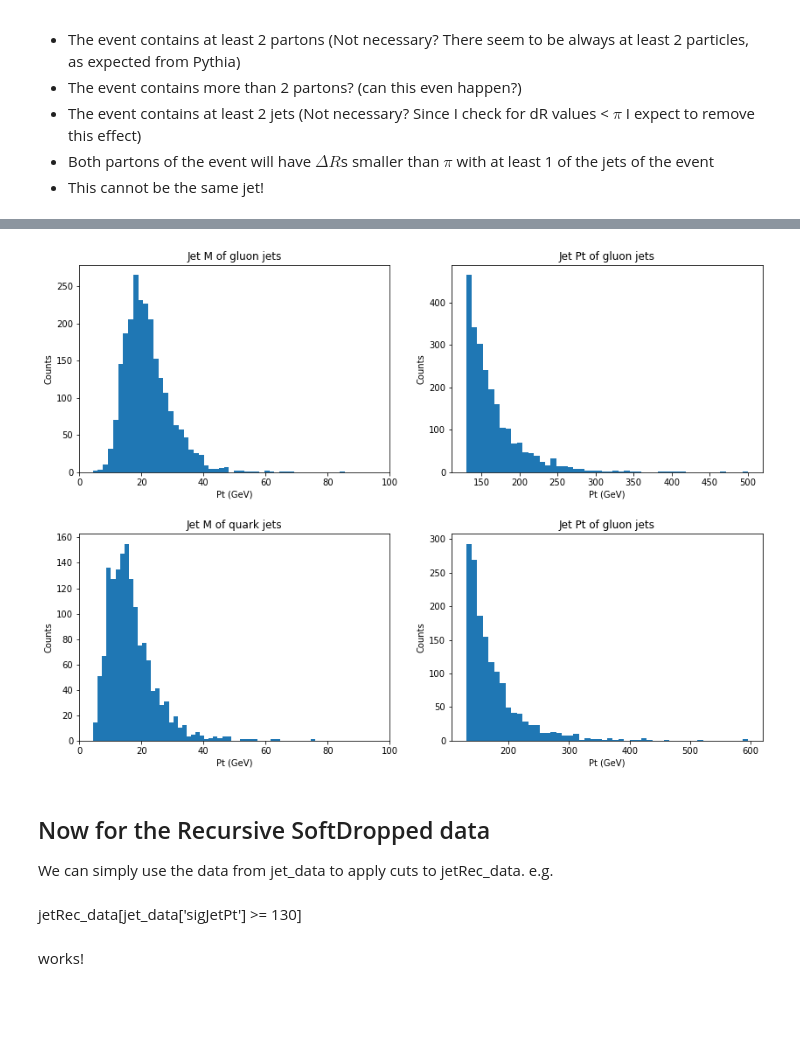
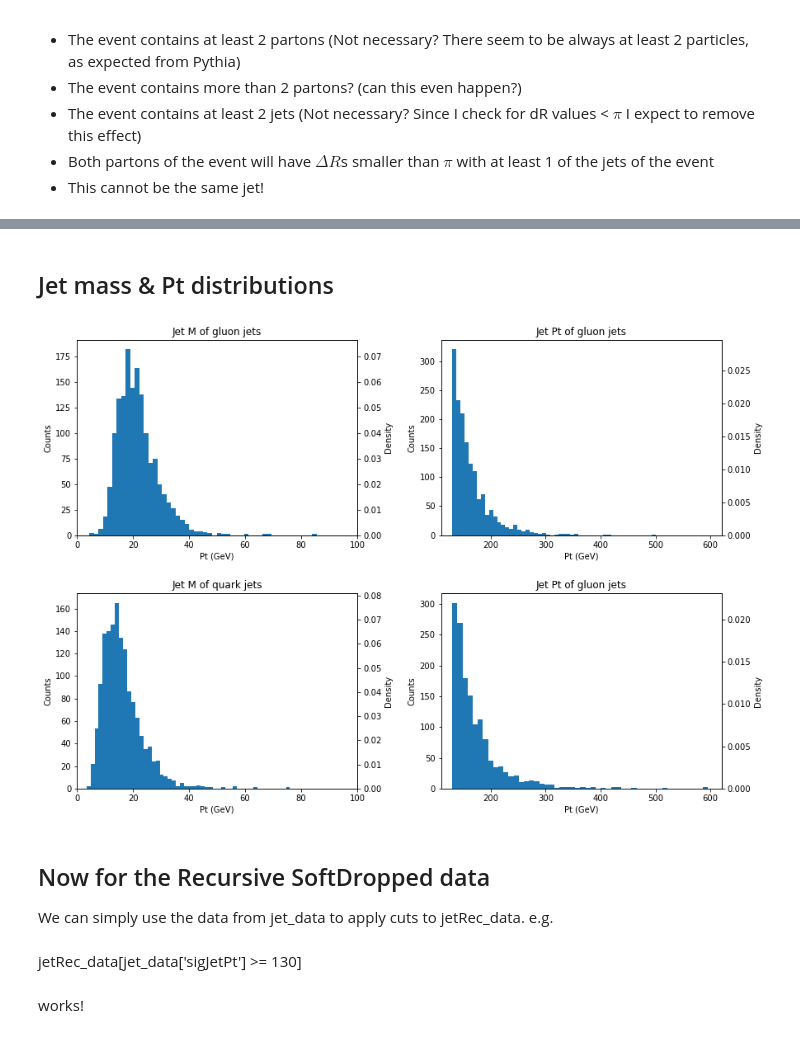
Before and after one commit to wesselrijk/anAliPy, a Jupyter notebook: jetData.ipynb, the cells around one changed output, grey strips where cells are left out. Drawn from its saved outputs; the diff is of its cells as text; code cells hidden in the pictures; blank space fills up the shorter version.

```diff
--- a/jetData.ipynb
+++ b/jetData.ipynb
@@ -23,5 +23,5 @@ SyntaxError: invalid syntax (3046428259.py, line 11)
 # %%
-fileName = "samples/07-09-2021_58MB_Pt120_tune14_10k_SD/JetToyHIResultSoftDropSkinny.root"
+fileName = 'samples/07-09-2021_58MB_Pt120_tune14_10k_SD/JetToyHIResultSoftDropSkinny_old.root'
 branches = uproot.open(fileName)['jetTreeSig'].arrays()
 # %%
 df = ak.to_pandas(branches)
@@ -106,10 +105,9 @@ p2_jet_nrs = np.zeros(size)
 p1_dRs = np.zeros(size)
 p2_dRs = np.zeros(size)
 
-def check_dR(dRs):
-    if any(i <= m.pi for i in dRs):
+def check_dR(dRs, dR_cut: int = 0.2):
+    if any(i <= dR_cut for i in dRs):
         return np.argmin(dRs), np.min(dRs)
-    elif any()
     else:
         return -1, -1
 
@@ -198,7 +189,7 @@ Quark jets: 4073
 # %%
 g_jets = jet_data[jet_data['partonsPDG'] == 21 ]
-q_jets = jet_data[np.abs(jet_data['partonsPDG'].isin(range(1,7)))]
+q_jets = jet_data[np.abs(jet_data['partonsPDG']).isin(range(1,7))]
 
 # apply pt cut, eta cut - ignore the UserWarning, because the result is exactly what we want
-cg_jets = g_jets[jet_data['sigJetEta'] <= 2][jet_data['sigJetEta'] >= -2][jet_data['sigJetPt'] >= 130]
-cq_jets = q_jets[jet_data['sigJetEta'] <= 2][jet_data['sigJetEta'] >= -2][jet_data['sigJetPt'] >= 130]
+cg_jets = g_jets[g_jets['sigJetEta'] <= 2][g_jets['sigJetEta'] >= -2][g_jets['sigJetPt'] >= 130]
+cq_jets = q_jets[q_jets['sigJetEta'] <= 2][q_jets['sigJetEta'] >= -2][q_jets['sigJetPt'] >= 130]
@@ -235,29 +236,40 @@ g_jets
+# %% [markdown]
+## Jet mass & Pt distributions
 # %%
 fig3, axs3 = plt.subplots(2,2, figsize=(14, 10))
+y_axs2 = [[ax.twinx() for ax in ax_array] for ax_array in axs3] # add second y axes
 fig3.patch.set_facecolor('white')
-fig3.subplots_adjust(hspace=0.3)
+fig3.subplots_adjust(hspace=0.3, wspace=0.3)
 
 axs3[0,0].hist(cg_jets['sigJetM'], bins=50)
 axs3[0,0].title.set_text("Jet M of gluon jets")
 axs3[0,0].set_xlim((0,100))
+y_axs2[0][0].hist(cg_jets['sigJetM'], bins=50, density=True)
+
 
 axs3[0,1].hist(cg_jets['sigJetPt'], bins=50)
 axs3[0,1].title.set_text("Jet Pt of gluon jets")
+axs3[0,1].set_xlim((110,620))
+y_axs2[0][1].hist(cg_jets['sigJetPt'], bins=50, density=True)
 
 axs3[1,0].hist(cq_jets['sigJetM'], bins=50)
 axs3[1,0].title.set_text("Jet M of quark jets")
 axs3[1,0].set_xlim((0,100))
+y_axs2[1][0].hist(cq_jets['sigJetM'], bins=50, density=True)
 
 axs3[1,1].hist(cq_jets['sigJetPt'], bins=50)
 axs3[1,1].title.set_text("Jet Pt of gluon jets")
+axs3[1,1].set_xlim((110,620))
+y_axs2[1][1].hist(cq_jets['sigJetPt'], bins=50, density=True)
 
 [[ax.set_ylabel("Counts") for ax in ax_array]for ax_array in axs3]
+[[ax.set_ylabel("Density") for ax in ax_array]for ax_array in y_axs2]
 [[ax.set_xlabel("Pt (GeV)") for ax in ax_array] for ax_array in axs3]
 
 plt.tight_layout
 plt.show()
 # %% [output]
-[figure, old version]
+[figure, new version]
 # %%
 # Not necessary, we can just apply cuts to jetRec_data with jet_data['partonsPDG']
 #jetRec_data['partonsPDG'] = jet_data['partonsPDG']
```
Also changed, not shown: parts of 42 cells of this notebook, 9 other files.
